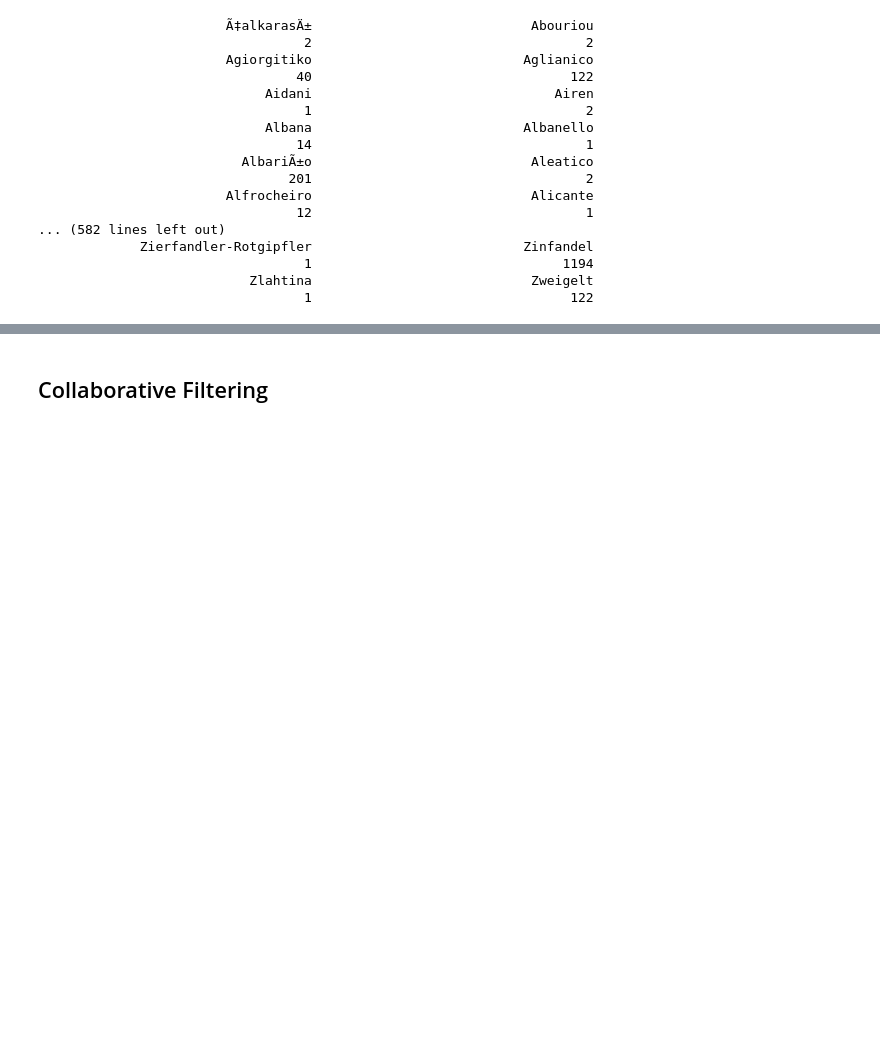
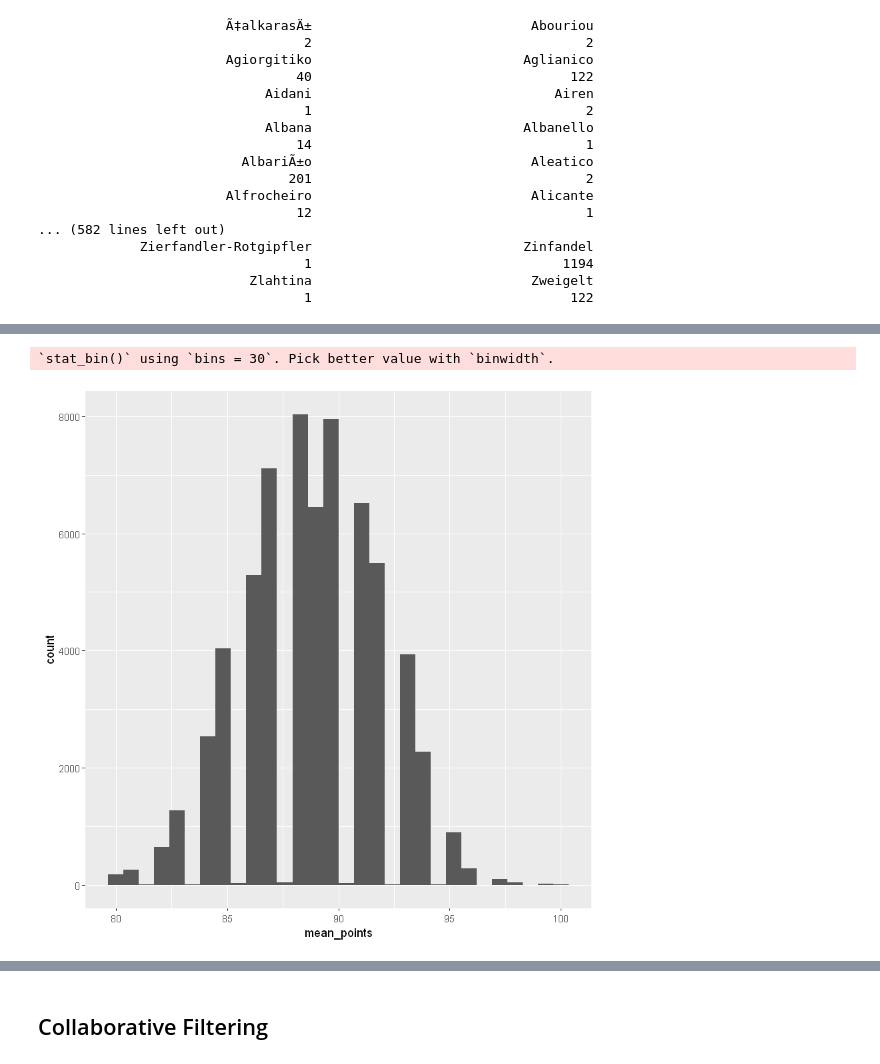
Before and after one commit to norvin2002/CARecSys, a Jupyter notebook: CF-NC.ipynb, the cells around one changed output, grey strips where cells are left out. Cells and saved outputs as stored; diff of their text form; code cells hidden in the pictures; blank space fills up the shorter version.

```diff
--- a/CF-NC.ipynb
+++ b/CF-NC.ipynb
@@ -232,0 +223,11 @@ wine_clean %>%
+# %%
+# get mean point for each product
+mean_score <- ungroup(wine_clean) %>%
+    group_by(title) %>%
+    summarize(mean_points = mean(points)) %>%
+    arrange(desc(mean_points))
+# %%
+ggplot(mean_score, aes(mean_points)) + geom_histogram()
+# %% [output]
+`stat_bin()` using `bins = 30`. Pick better value with `binwidth`.
+[figure, added]
```
Also changed, not shown: parts of 39 cells of this notebook, 2 other files.
